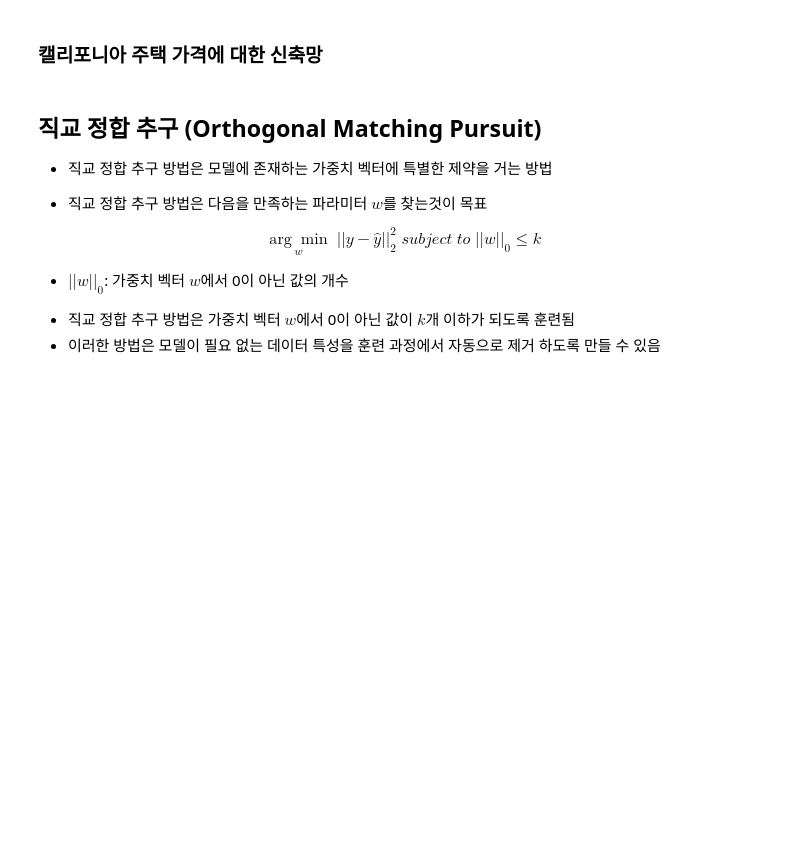
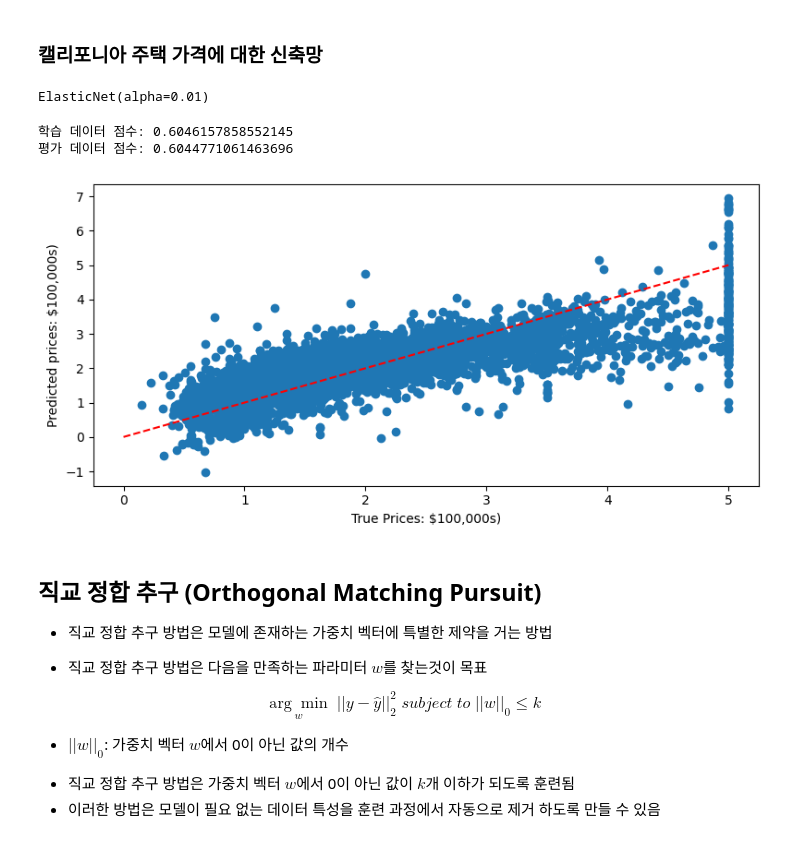
Before and after one commit to kwanization/Machine_Learning_Study, a Jupyter notebook: _3_선형_모델(Linear_Models).ipynb, the cells around one changed output. Cells and saved outputs as stored; diff of their text form; code cells hidden in the pictures; blank space fills up the shorter version.

```diff
--- a/_3_선형_모델(Linear_Models).ipynb
+++ b/_3_선형_모델(Linear_Models).ipynb
@@ -438,6 +463,31 @@ ElasticMSE = \frac{1}{N} \sum_{i=1}^{N} (y_i - \hat{y}_i) + \alpha \rho \sum_{i=
 ### 보스턴 주택 가격에 대한 신축망
 # %% [markdown]
 ### 캘리포니아 주택 가격에 대한 신축망
+# %%
+from sklearn.datasets import fetch_california_housing
+from sklearn.linear_model import ElasticNet
+
+california = fetch_california_housing()
+
+X_train, X_test, y_train, y_test = train_test_split(california.data, california.target, test_size=0.2)
+# %%
+model = ElasticNet(alpha=0.01, l1_ratio=0.5)
+model.fit(X_train, y_train)
+# %% [output]
+ElasticNet(alpha=0.01)
+# %%
+print('학습 데이터 점수: {}'.format(model.score(X_train, y_train)))
+print('평가 데이터 점수: {}'.format(model.score(X_test, y_test)))
+# %% [output]
+학습 데이터 점수: 0.6046157858552145
+평가 데이터 점수: 0.6044771061463696
+# %%
+predicted = model.predict(X_test)
+expected = y_test
+
+plot_california_prices(expected, predicted)
+# %% [output]
+[figure, added]
 # %% [markdown]
 ## 직교 정합 추구 (Orthogonal Matching Pursuit)
 
```
Also changed, not shown: parts of 23 cells of this notebook.
